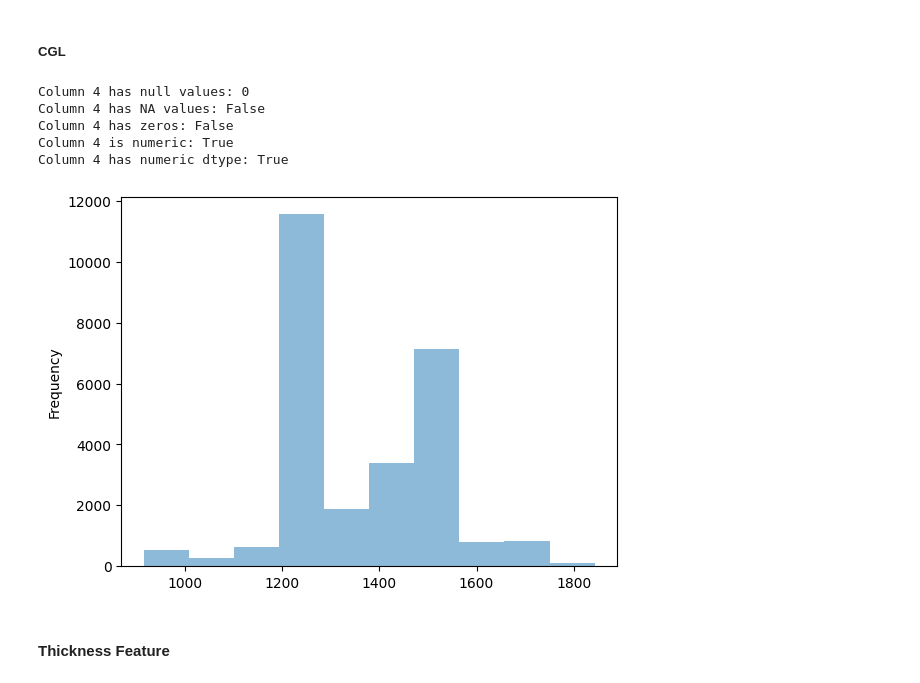
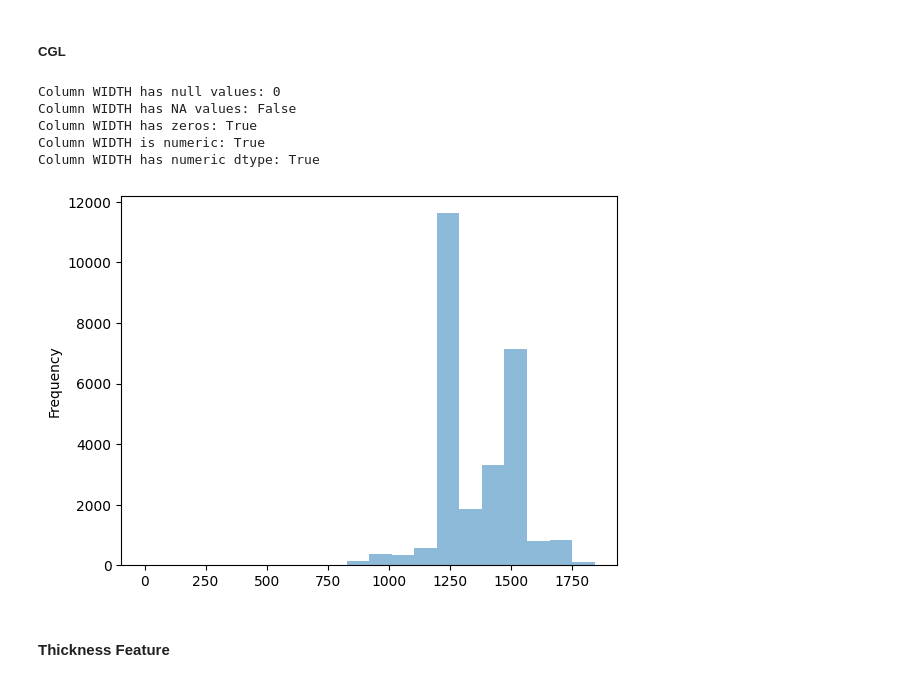
Before and after one commit to serkosi/discrimination-of-the-two-types-of-constraints-in-statistical-properties-of-the-production-data, a Jupyter notebook: 11_intro_background.ipynb, the cells around one changed output. Drawn from its saved outputs; the diff is of its cells as text; code cells hidden in the pictures.

Commit message:
CGL feature names are labelled

```diff
--- a/11_intro_background.ipynb
+++ b/11_intro_background.ipynb
@@ -92,0 +79,9 @@ Number of events in the data set: 27147
+# %%
+# Cleaned and manipulated data:
+df_CGL = pd.read_csv('data/cgl_manipulated_27147_rev1.csv', names=['EVENT_ID',
+        'PROGRAM_ID', '1', 'STEEL_GRADE_ID_INT', 'WIDTH_R', 'THICKNESS_R', 'WEIGHT',
+        'LENGTH', 'WIDTH', 'THICKNESS', 'CUT_DATE','SECONDS'],header=None)
+print(f"Number of events in the data set: {df_CGL['EVENT_ID'].nunique()}")
+df_CGL.head()
+# width:8, thickness:9
+# 'WIDTH_R' and 'THICKNESS_R' could not be identified in the CGL data
@@ -152,27 +155,27 @@ Column INPUT_WIDTH has numeric dtype: True
 ##### CGL
 # %%
 df = df_CGL
-column = 4
+column = 'WIDTH'
 null_count = df[column].isnull().sum()
 has_na_string = (df[column] == 'NA').any()
 has_zero = (df[column] == 0).any()
 is_numeric = df[column].apply(lambda x: isinstance(x, (int, float)) or pd.isna(x)).all()
 is_numeric_dtype = pd.api.types.is_numeric_dtype(df[column])
 print(f"Column {column} has null values: {null_count}")
 print(f"Column {column} has NA values: {has_na_string}")
 print(f"Column {column} has zeros: {has_zero}")
 print(f"Column {column} is numeric: {is_numeric}")
 print(f"Column {column} has numeric dtype: {is_numeric_dtype}")
 
 #histogram
-ax = df[column].plot.hist(bins=10, alpha=0.5)
+ax = df[column].plot.hist(bins=20, alpha=0.5)
 # %% [output]
-Column 4 has null values: 0
-Column 4 has NA values: False
-Column 4 has zeros: False
-Column 4 is numeric: True
-Column 4 has numeric dtype: True
+Column WIDTH has null values: 0
+Column WIDTH has NA values: False
+Column WIDTH has zeros: True
+Column WIDTH is numeric: True
+Column WIDTH has numeric dtype: True
-[figure, old version]
+[figure, new version]
 # %% [markdown]
 #### Thickness Feature
 # %% [markdown]
```
Also changed, not shown: parts of 3 cells of this notebook.
